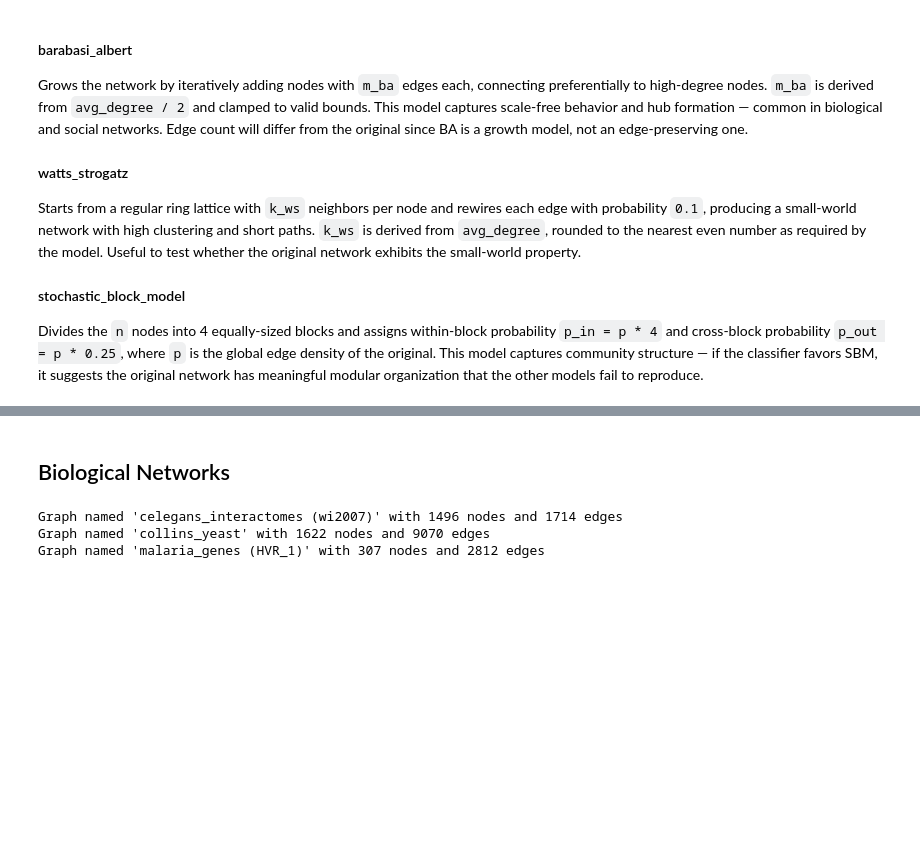
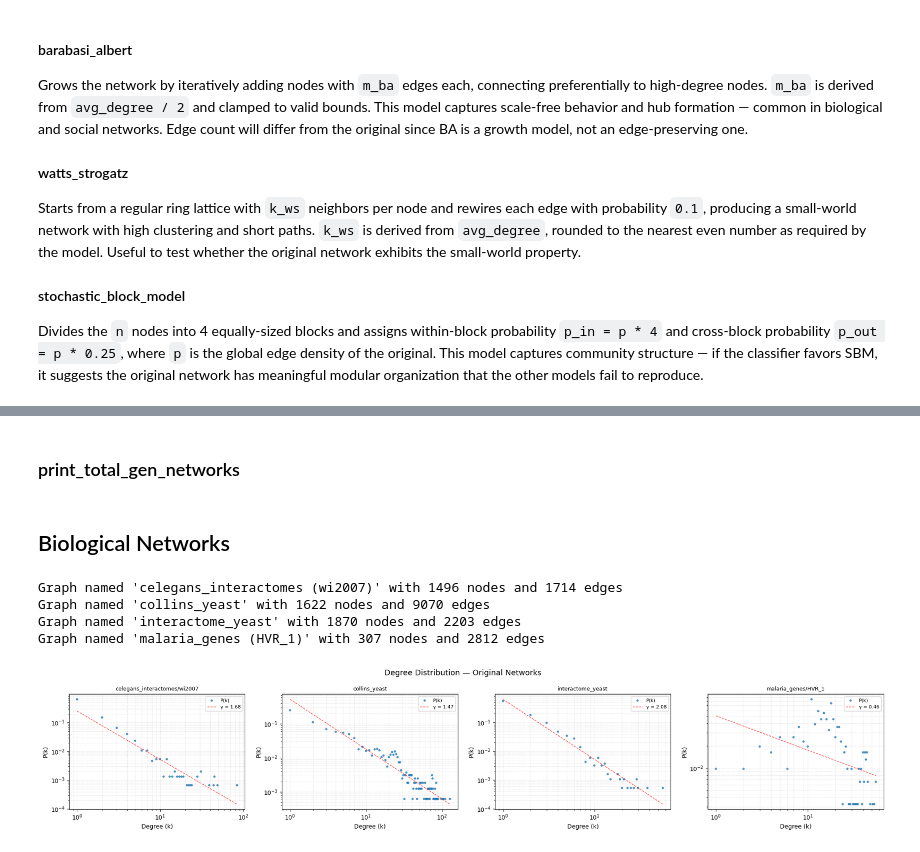
Before and after one commit to samuelgamito/SME5924, a Jupyter notebook: q7/main.ipynb, the cells around one changed output, grey strips where cells are left out. Drawn from its saved outputs; the diff is of its cells as text; code cells hidden in the pictures; blank space fills up the shorter version.

```diff
--- a/q7/main.ipynb
+++ b/q7/main.ipynb
@@ -29,4 +30,6 @@ from sklearn.metrics.pairwise import euclidean_distances
 pd.set_option("display.max_columns", None)
 pd.set_option("display.width", None)
 pd.set_option("display.max_colwidth", None)
+# %%
+datasets = {}
 # %%
@@ -377,0 +744,36 @@ def plot_feature_table(df: pd.DataFrame, network_name: str):
+# %%
+def plot_degree_distribution_loglog(networks: list):
+    fig, axes = plt.subplots(1, len(networks), figsize=(5 * len(networks), 4))
+    fig.suptitle("Degree Distribution — Original Networks", fontsize=13)
+
+    for ax, entry in zip(axes, networks):
+        G    = entry["networks"]["original"][0]
+        name = entry["name"]
+
+        degrees = [d for _, d in G.degree()]
+        counts  = Counter(degrees)
+
+        x = np.array(sorted(counts.keys()))
+        y = np.array([counts[k] for k in x]) / len(degrees)
+
+        ax.scatter(x, y, s=15, alpha=0.8, edgecolors="none", label="P(k)")
+
+        # Fit power law reference line
+        log_x = np.log(x[x > 0])
+        log_y = np.log(y[x > 0])
+        coeffs = np.polyfit(log_x, log_y, 1)
+        gamma  = coeffs[0]
+        x_line = np.linspace(max(x.min(), 1), x.max(), 100)  # fix: evita x=0
+        y_line = np.exp(coeffs[1]) * x_line ** gamma
+        ax.plot(x_line, y_line, "r--", linewidth=1, alpha=0.7, label=f"γ = {abs(gamma):.2f}")
+
+        ax.set_xscale("log")
+        ax.set_yscale("log")
+        ax.set_xlabel("Degree (k)")
+        ax.set_ylabel("P(k)")
+        ax.set_title(name, fontsize=9)
+        ax.legend(fontsize=8)
+        ax.grid(True, which="both", linestyle="--", linewidth=0.4, alpha=0.5)
+
+    plt.tight_layout()
+    plt.show()
@@ -479,0 +919,2 @@ def knn_classifier(df: pd.DataFrame, network_name: str):
+# %% [markdown]
+### print_total_gen_networks
@@ -483,17 +946,23 @@ def knn_classifier(df: pd.DataFrame, network_name: str):
 for n in datasets["biological"]:
     temp = download_xml_zst(n["path"])
     n["networks"]  = {
-        "original": read_xml_zst_to_networkx(
+        "original":
+        [read_xml_zst_to_networkx(
             temp,
             relabel_to_int=True
-        )
+        )]
     }
     print(
-        n["networks"]["original"]
+        n["networks"]["original"][0]
     )
 # %% [output]
 Graph named 'celegans_interactomes (wi2007)' with 1496 nodes and 1714 edges
 Graph named 'collins_yeast' with 1622 nodes and 9070 edges
+Graph named 'interactome_yeast' with 1870 nodes and 2203 edges
 Graph named 'malaria_genes (HVR_1)' with 307 nodes and 2812 edges
+# %%
+plot_degree_distribution_loglog(datasets["biological"])
+# %% [output]
+[figure, added]
 # %%
 for n in datasets["biological"]:
```
Also changed, not shown: parts of 45 cells of this notebook.
